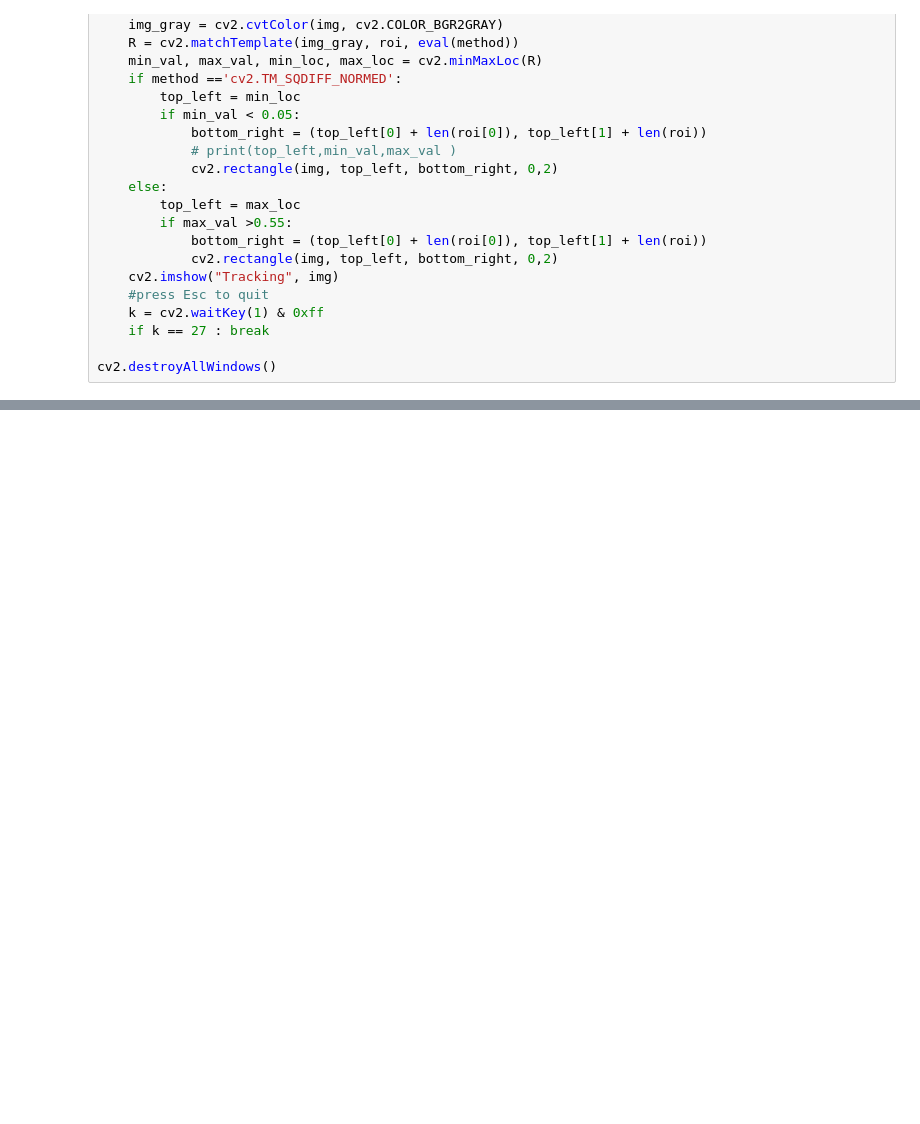
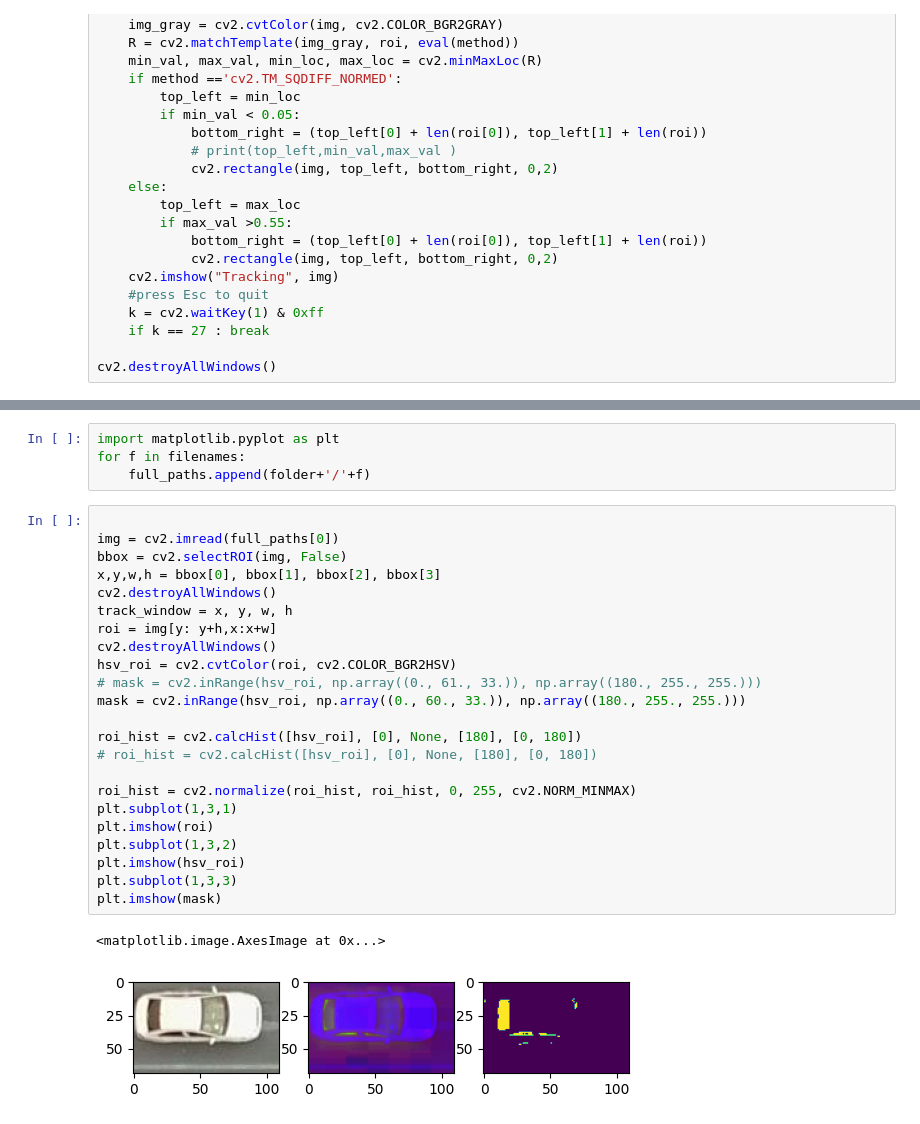
Before and after one commit to haminhtien99/object_tracking, a Jupyter notebook: no2.ipynb, the cells around one changed output, grey strips where cells are left out. Saved outputs shown, nothing was run; the diff lists cells and outputs as text; blank space fills up the shorter version.

```diff
--- a/no2.ipynb
+++ b/no2.ipynb
@@ -93,0 +122,30 @@ cv2.destroyAllWindows()
+# %%
+import matplotlib.pyplot as plt
+for f in filenames:
+    full_paths.append(folder+'/'+f)
+# %%
+
+img = cv2.imread(full_paths[0])
+bbox = cv2.selectROI(img, False)
+x,y,w,h = bbox[0], bbox[1], bbox[2], bbox[3]
+cv2.destroyAllWindows()
+track_window = x, y, w, h
+roi = img[y: y+h,x:x+w]
+cv2.destroyAllWindows()
+hsv_roi = cv2.cvtColor(roi, cv2.COLOR_BGR2HSV)
+# mask = cv2.inRange(hsv_roi, np.array((0., 61., 33.)), np.array((180., 255., 255.)))
+mask = cv2.inRange(hsv_roi, np.array((0., 60., 33.)), np.array((180., 255., 255.)))
+
+roi_hist = cv2.calcHist([hsv_roi], [0], None, [180], [0, 180])
+# roi_hist = cv2.calcHist([hsv_roi], [0], None, [180], [0, 180])
+
+roi_hist = cv2.normalize(roi_hist, roi_hist, 0, 255, cv2.NORM_MINMAX)
+plt.subplot(1,3,1)
+plt.imshow(roi)
+plt.subplot(1,3,2)
+plt.imshow(hsv_roi)
+plt.subplot(1,3,3)
+plt.imshow(mask)
+# %% [output]
+<matplotlib.image.AxesImage at 0x...>
+[figure, added]
```
Also changed, not shown: parts of 11 cells of this notebook, 6 other files.
